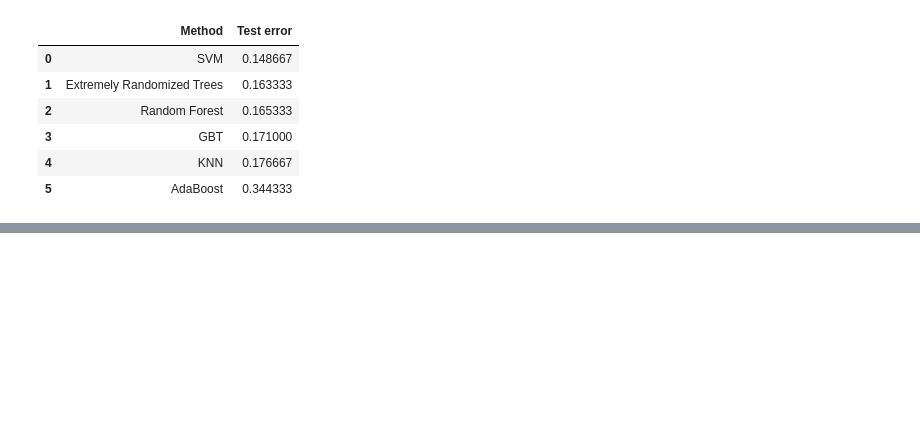
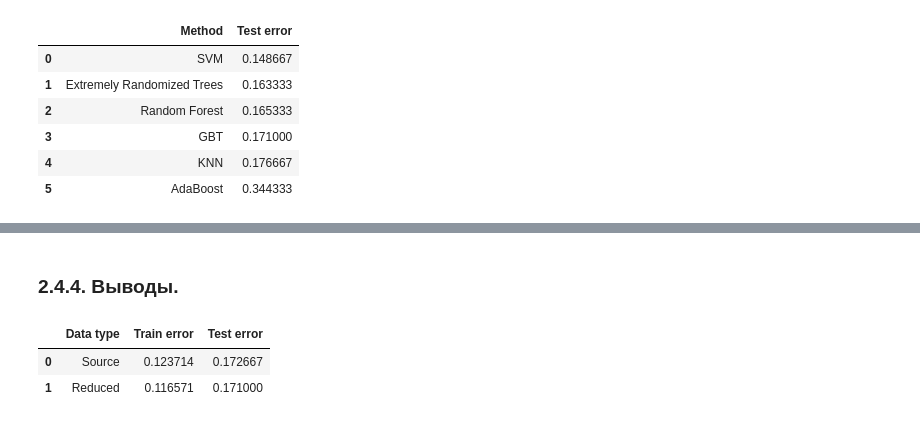
Before and after one commit to KJlaccHoeUM9l/machine-learning-course, a Jupyter notebook: first_homework.ipynb, the cells around one changed output, grey strips where cells are left out. Cells and saved outputs as stored; diff of their text form; code cells hidden in the pictures; blank space fills up the shorter version.

```diff
--- a/first_homework.ipynb
+++ b/first_homework.ipynb
@@ -583,0 +723,16 @@ test_leaderboard
+# %%
+best_train_n_components = 0
+best_test_n_components = 0
+
+min_train_error = float('Inf')
+min_test_error = float('Inf')
+for key in errors_dict:
+    current_train_error, current_test_error = errors_dict[key]
+
+    if current_train_error < min_train_error:
+        min_train_error = current_train_error
+        best_train_n_components = key
+
+    if current_test_error < min_test_error:
+        min_test_error = current_test_error
+        best_test_n_components = key
@@ -583,0 +748,12 @@ test_leaderboard
+# %% [markdown]
+### 2.4.4. Выводы.
+# %%
+errors_board_dict = {'Data type': ['Source', 'Reduced'],
+                     'Train error': [source_train_error, best_pca_train_error],
+                     'Test error': [source_test_error, best_pca_test_error]}
+
+pd.DataFrame(errors_board_dict)
+# %% [output]
+|  | Data type | Train error | Test error |
+| 0 | Source | 0.123714 | 0.172667 |
+| 1 | Reduced | 0.116571 | 0.171000 |
```
Also changed, not shown: parts of 39 cells of this notebook.
